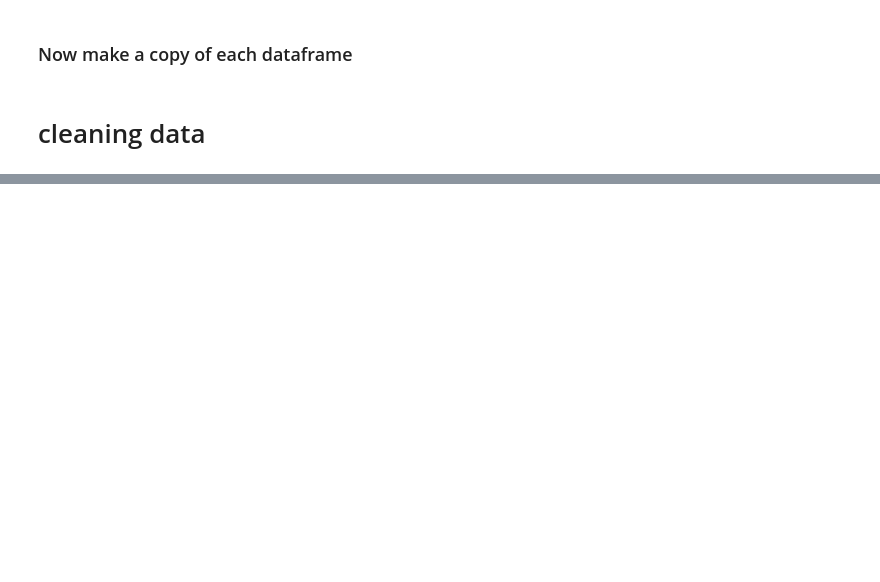
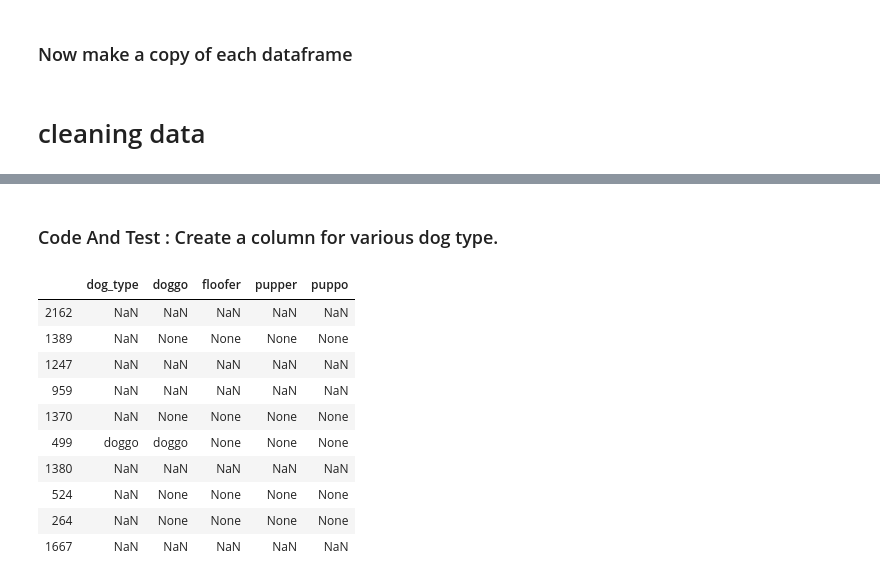
Before and after one commit to ashwanisng/Wrangle-And-Analyze-Data, a Jupyter notebook: wrangle_act.ipynb, the cells around one changed output, grey strips where cells are left out. Saved outputs shown, nothing was run; the diff lists cells and outputs as text; code cells hidden in the pictures; blank space fills up the shorter version.

```diff
--- a/wrangle_act.ipynb
+++ b/wrangle_act.ipynb
@@ -455,0 +469,3 @@ twitter_counts_df_copy = twitter_counts_df.copy()
+# %%
+store = [twitter_archive_copy, images_copy, twitter_counts_df_copy]
+tweet_datas = pd.concat(store, sort=False)
@@ -455,0 +502,18 @@ twitter_counts_df_copy = twitter_counts_df.copy()
+# %% [markdown]
+### Code And Test : Create a column for various dog type.
+# %%
+tweet_datas['dog_type'] = tweet_datas['text'].str.extract('(doggo|floofer|pupper|puppo)')
+# %%
+tweet_datas[['dog_type', 'doggo', 'floofer', 'pupper', 'puppo']].sample(10)
+# %% [output]
+|  | dog_type | doggo | floofer | pupper | puppo |
+| 2162 | NaN | NaN | NaN | NaN | NaN |
+| 1389 | NaN | None | None | None | None |
+| 1247 | NaN | NaN | NaN | NaN | NaN |
+| 959 | NaN | NaN | NaN | NaN | NaN |
+| 1370 | NaN | None | None | None | None |
+| 499 | doggo | doggo | None | None | None |
+| 1380 | NaN | NaN | NaN | NaN | NaN |
+| 524 | NaN | None | None | None | None |
+| 264 | NaN | None | None | None | None |
+| 1667 | NaN | NaN | NaN | NaN | NaN |
```
Also changed, not shown: parts of 56 cells of this notebook, 1 other file.
